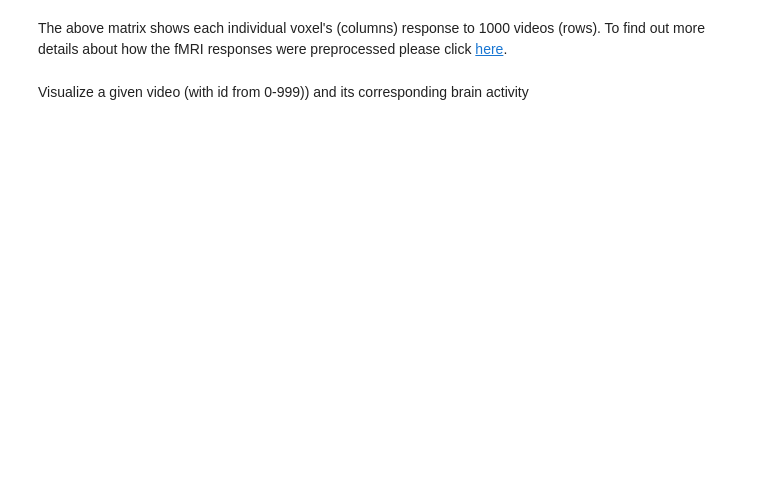
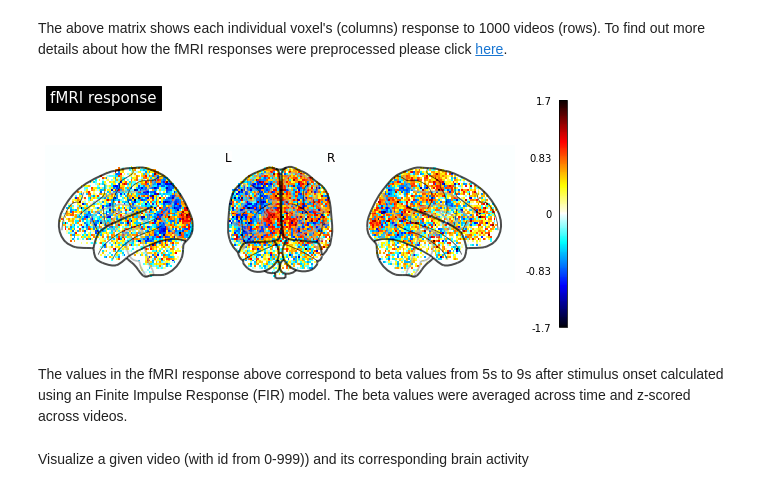
Before and after one commit to mafr22ao/Brainvision_Project, a Jupyter notebook: mp_brainvision_load_algonauts_videos.ipynb, the cells around one changed output. Cells and saved outputs as stored; diff of their text form; code cells hidden in the pictures; blank space fills up the shorter version.

```diff
--- a/mp_brainvision_load_algonauts_videos.ipynb
+++ b/mp_brainvision_load_algonauts_videos.ipynb
@@ -192,6 +190,8 @@ def visualize_activity(vid_id, sub):
 
   # result directory to store nifti file
   results_dir = '/content/'
+  if not os.path.exists(results_dir):
+    os.makedirs(results_dir)
 
   # mapping the data to voxels and storing in a nifti file
   fmri_train_all,voxel_mask = get_fmri(sub_fmri_dir, "WB")
@@ -277,5 +277,12 @@ f.tight_layout()
 # %% [markdown]
 The above matrix shows each individual voxel's (columns) response to 1000 videos (rows). To find out more details about how the fMRI responses were preprocessed please click [here](http://algonauts.csail.mit.edu/brainmappingandanalysis.html).
+# %%
+# @title Visualize corresponding brain response
+visualize_activity(9, 'sub04')
+# %% [output]
+[figure, added]
+# %% [markdown]
+The values in the fMRI response above correspond to beta values from 5s to 9s after stimulus onset calculated using an Finite Impulse Response (FIR) model. The beta values were averaged across time and z-scored across videos.
 # %% [markdown]
 Visualize a given video (with id from 0-999)) and its corresponding brain activity
 # %%
```
Also changed, not shown: parts of 9 cells of this notebook, 1 other file.
